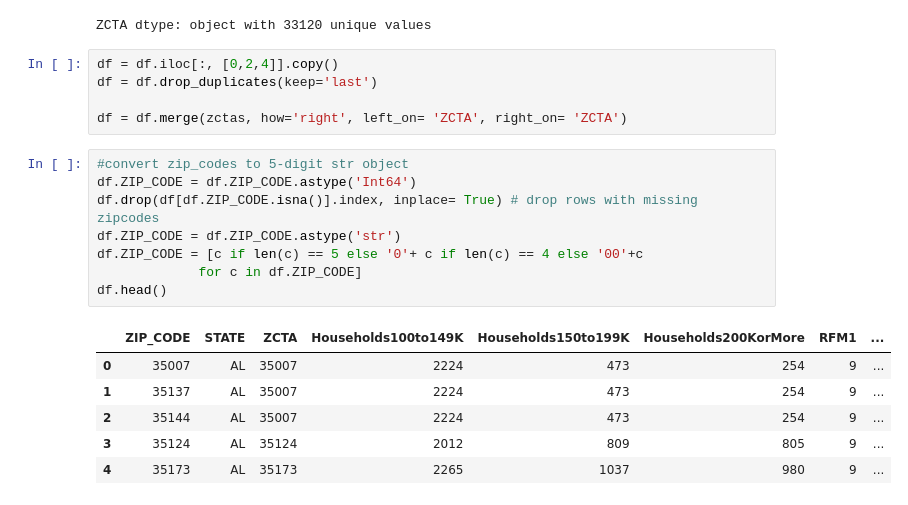
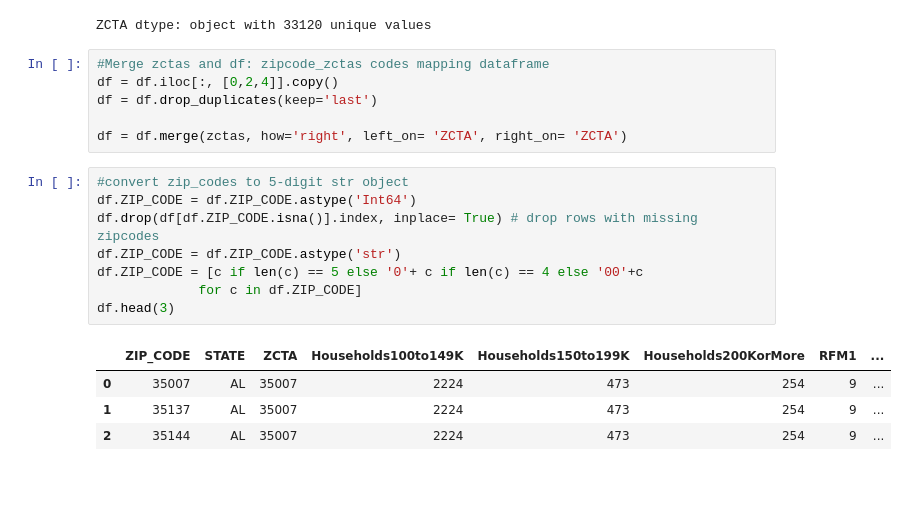
Before and after one commit to diana-kungu/E-commerce-RFM-Analysis, a Jupyter notebook: zcta.ipynb, the cells around one changed output. Drawn from its saved outputs; the diff is of its cells as text.

```diff
--- a/zcta.ipynb
+++ b/zcta.ipynb
@@ -60,6 +65,7 @@ zctas.ZCTA = [c if len(c) == 5 else '0'+ c if len(c) == 4 else '00'+c
 # %% [output]
 ZCTA dtype: object with 33120 unique values
 # %%
+#Merge zctas and df: zipcode_zctas codes mapping dataframe
 df = df.iloc[:, [0,2,4]].copy()
 df = df.drop_duplicates(keep='last')
 
@@ -67,15 +73,13 @@ df = df.merge(zctas, how='right', left_on= 'ZCTA', right_on= 'ZCTA')
 # %%
 #convert zip_codes to 5-digit str object
 df.ZIP_CODE = df.ZIP_CODE.astype('Int64')
 df.drop(df[df.ZIP_CODE.isna()].index, inplace= True) # drop rows with missing zipcodes
 df.ZIP_CODE = df.ZIP_CODE.astype('str')
 df.ZIP_CODE = [c if len(c) == 5 else '0'+ c if len(c) == 4 else '00'+c
              for c in df.ZIP_CODE]
-df.head()
+df.head(3)
 # %% [output]
 |  | ZIP_CODE | STATE | ZCTA | Households100to149K | Households150to199K | Households200KorMore | RFM1 | ... |
 | 0 | 35007 | AL | 35007 | 2224 | 473 | 254 | 9 | ... |
 | 1 | 35137 | AL | 35007 | 2224 | 473 | 254 | 9 | ... |
 | 2 | 35144 | AL | 35007 | 2224 | 473 | 254 | 9 | ... |
-| 3 | 35124 | AL | 35124 | 2012 | 809 | 805 | 9 | ... |
-| 4 | 35173 | AL | 35173 | 2265 | 1037 | 980 | 9 | ... |
```
Also changed, not shown: parts of 16 cells of this notebook, 2 other files.
